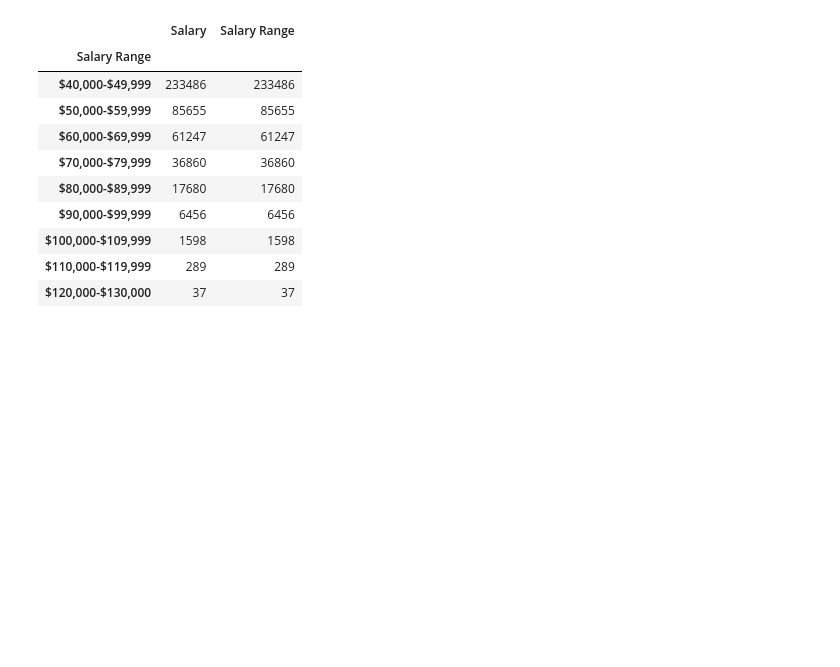
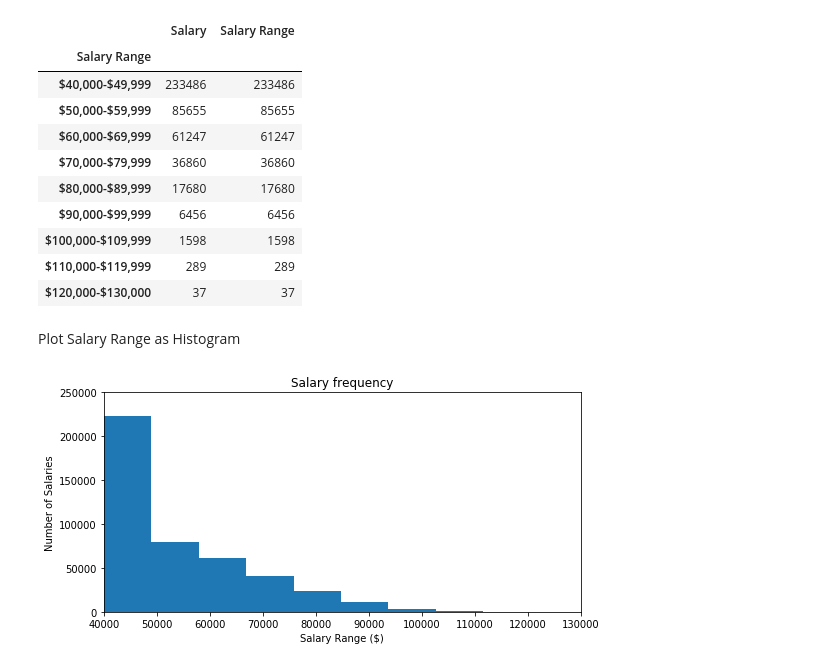
Before and after one commit to Rob-Ottogalli/sql-challenge, a Jupyter notebook: EmployeeSQL/Bonus/Bonus - Exploratory Analysis.ipynb, the cells around one changed output. Drawn from its saved outputs; the diff is of its cells as text; code cells hidden in the pictures; blank space fills up the shorter version.

```diff
--- a/EmployeeSQL/Bonus.ipynb
+++ b/EmployeeSQL/Bonus/Bonus - Exploratory Analysis.ipynb
@@ -226,3 +236,26 @@ salary_group_df.count()
 | $100,000-$109,999 | 1598 | 1598 |
 | $110,000-$119,999 | 289 | 289 |
 | $120,000-$130,000 | 37 | 37 |
+# %% [markdown]
+Plot Salary Range as Histogram
+# %%
+# Set title
+title = "Salary frequency"
+
+# Create chart
+salary_freq = salary_freq_df["Salary"].plot(kind="hist", title=title, xlim=[40000,130000], ylim=[0, 250000],
+                                             figsize=(8,4), color="tab:blue")
+
+# Set labels
+salary_freq.set_xlabel("Salary Range ($)")
+salary_freq.set_ylabel("Number of Salaries")
+
+
+# Set layout
+plt.tight_layout()
+
+# Show plot
+salary_freq = plt.gcf()
+plt.show()
+# %% [output]
+[figure, added]
```
Also changed, not shown: parts of 6 cells of this notebook, 7 other files.
